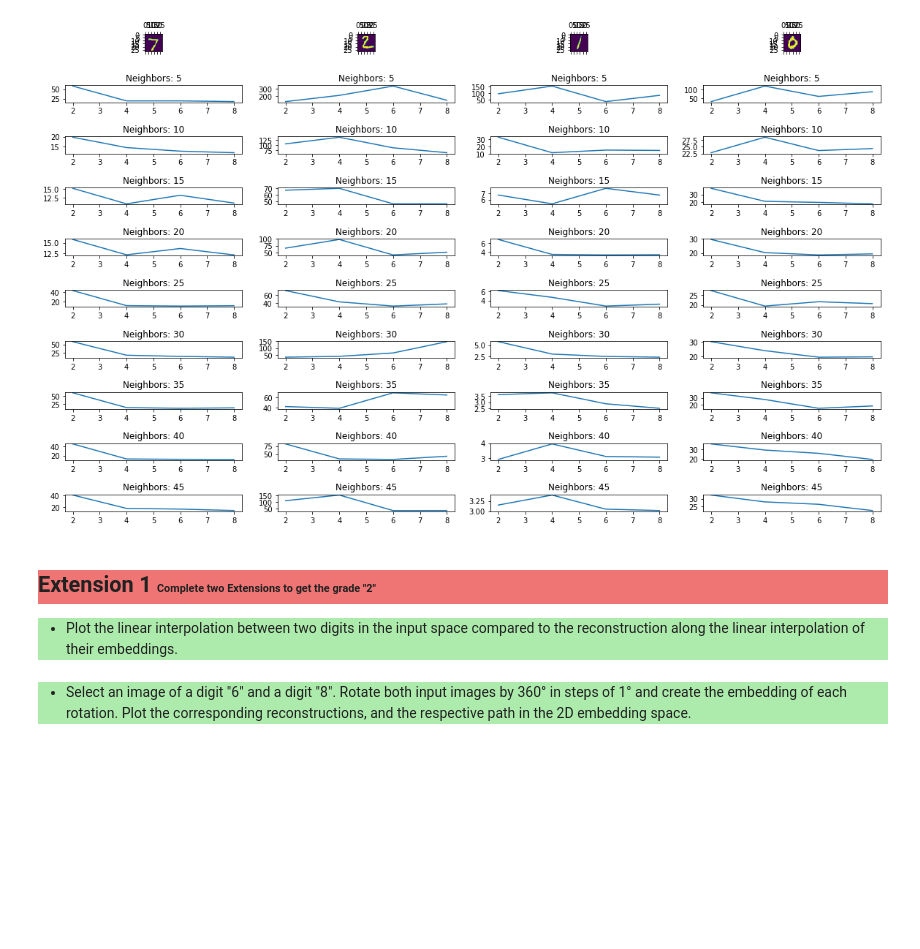
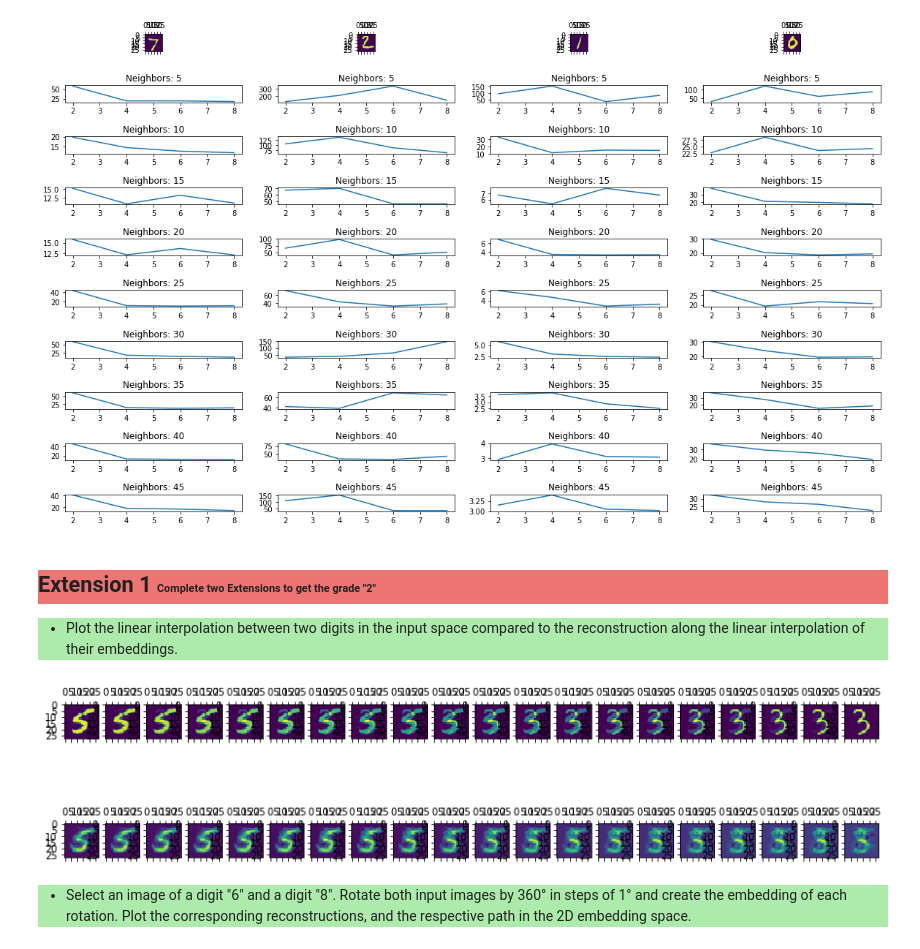
Before and after one commit to SimiPro/slt-exercises, a Jupyter notebook: slt-ce-1.ipynb, the cells around one changed output. Saved outputs shown, nothing was run; the diff lists cells and outputs as text; code cells hidden in the pictures; blank space fills up the shorter version.

```diff
--- a/slt-ce-1.ipynb
+++ b/slt-ce-1.ipynb
@@ -467,20 +467,36 @@ Extension 1
 # %%
 from scipy import interpolate
 
 grid = np.linspace(0,27, 28)
 
-digit_8 = mnist.test.images[181].reshape(28,28)
-digit_6 = mnist.test.images[161].reshape(28,28)
+digit_8 = mnist.test.images[155].reshape(28,28)
+digit_6 = mnist.test.images[205].reshape(28,28)
+
+def interpolate(image1, image2, lambda_):
+    return lambda_*image1 + (1-lambda_)*image2
+
+lambda_ = np.linspace(0, 1, 20)
+fig, axs = plt.subplots(2, len(lambda_))
+
+for i, each_lambda in enumerate(lambda_):
 
 
+    embedded_digit_6 = myLLE_.transform(digit_6.reshape(1,-1))
+    reconstructed_digit_6 = myLLE_.inverse_transform(embedded_digit_6).reshape(28,28)
 
-embedded_digit_8 = myLLE_.transform(digit_8.reshape(1,-1))
-reconstructed_digit_8 = myLLE_.inverse_transform(embedded_digit_8)
+    embedded_digit_8 = myLLE_.transform(digit_8.reshape(1,-1))
+    reconstructed_digit_8 = myLLE_.inverse_transform(embedded_digit_8).reshape(28,28)
 
-embedded_digit_6 = myLLE_.transform(digit_6.reshape(1,-1))
-reconstructed_digit_6 = myLLE_.inverse_transform(embedded_digit_6)
+    img_normal = interpolate(digit_6, digit_8, each_lambda)
+    img_embedded = interpolate(reconstructed_digit_6, reconstructed_digit_8, each_lambda)
 
-interpolate(grid, grid, )
+    axs[0, i].matshow(img_normal)
+    axs[1, i].matshow(img_embedded)
+
+fig.set_size_inches(15, 3)
+fig.subplots_adjust(hspace=2)
+# %% [output]
+[figure, added]
 # %% [markdown]
 <ul style="background-color:#adebad;">
         <li>
```
Also changed, not shown: parts of 12 cells of this notebook, 4 other files.
